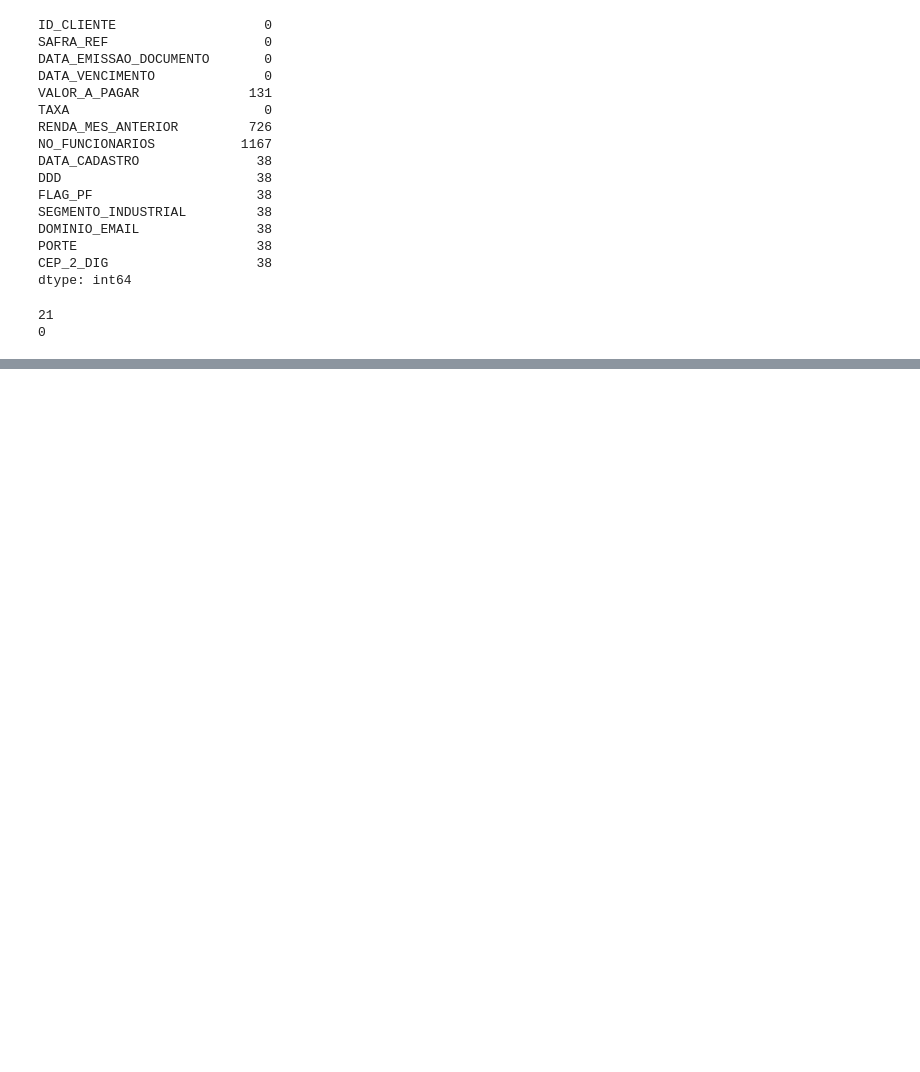
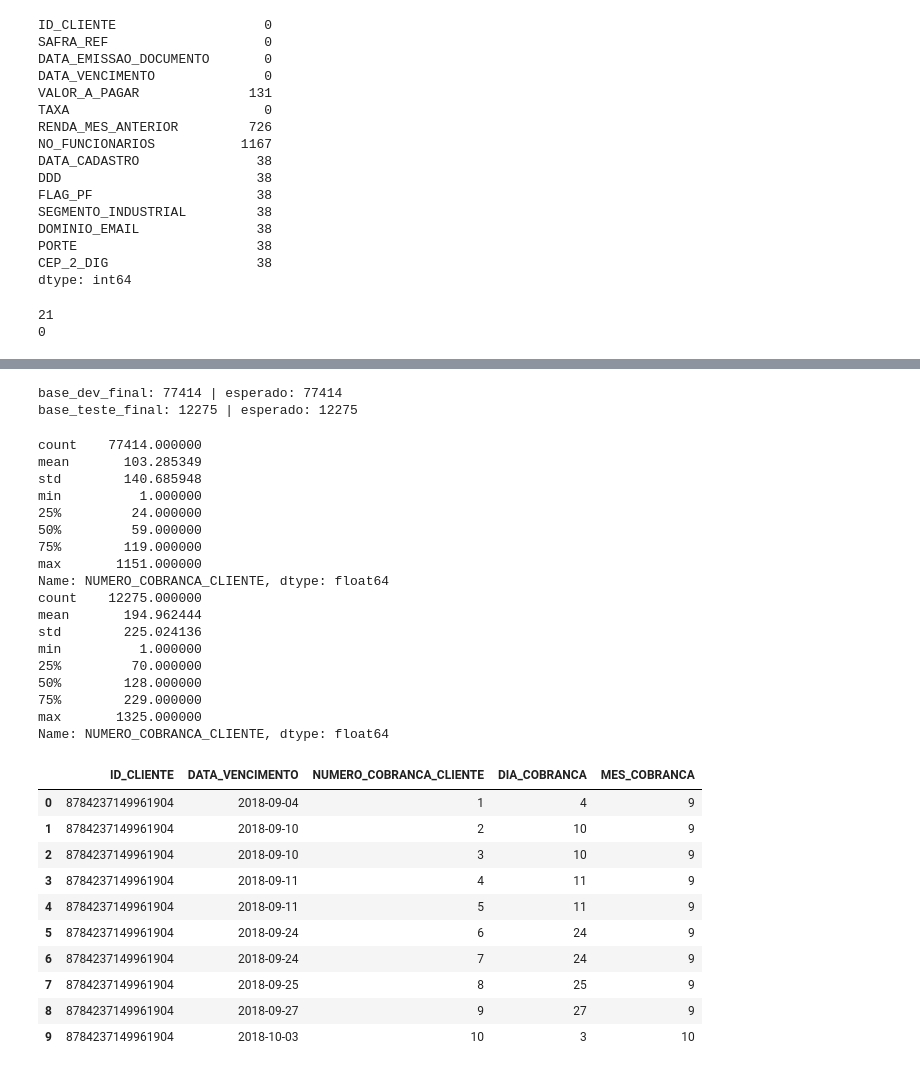
Before and after one commit to Gabverz/datarisk-case-ds-junior, a Jupyter notebook: notebooks/previsao_inadimplencia.ipynb, the cells around one changed output, grey strips where cells are left out. Saved outputs shown, nothing was run; the diff lists cells and outputs as text; code cells hidden in the pictures; blank space fills up the shorter version.

Commit message:
cria features de sequencia de cobranca, features temporais e trata nulos categoricos da cadastral

```diff
--- a/notebooks/previsao_inadimplencia.ipynb
+++ b/notebooks/previsao_inadimplencia.ipynb
@@ -70,8 +70,8 @@ cadastral['DATA_CADASTRO'] = pd.to_datetime(cadastral['DATA_CADASTRO'])
 
 # Criando flag binária para pessoa física (1 = PF, 0 = PJ)
 # Original: 'X' para PF e NaN para PJ
-cadastral['FLAG_PF'] = cadastral['FLAG_PF'].map({'X': 1})
-cadastral['FLAG_PF'] = cadastral['FLAG_PF'].fillna(0).astype(int)
+cadastral['FLAG_PF'] = cadastral['FLAG_PF'].map({'X': 'PF'})
+cadastral['FLAG_PF'] = cadastral['FLAG_PF'].fillna('PJ')
 # %%
 # Testando hipótese: nulos em SEGMENTO_INDUSTRIAL e PORTE coincidem com clientes PF?
 # Separando os clientes em dois grupos: PF e PJ
@@ -591,0 +611,72 @@ print(base_dev[base_dev['ID_CLIENTE'].isin(clientes_sem_cadastro)].shape[0])
+# %%
+# Criação de features adicionais
+
+# Marcando a origem de cada base antes de concatenar
+base_dev['ORIGEM'] = 'dev'
+base_teste['ORIGEM'] = 'teste'
+
+# Concatenando as duas bases para calcular features que dependem do historico continuo do cliente
+base_completa = pd.concat([base_dev, base_teste], ignore_index=True)
+
+# Ordenando por cliente e data de vencimento, para que a contagem de cobrancas respeite a ordem cronologica
+base_completa = base_completa.sort_values(by=['ID_CLIENTE', 'DATA_VENCIMENTO']).reset_index(drop=True)
+
+# Criando a variavel ordinal que conta a sequencia de cobrancas de cada cliente ao longo do tempo
+base_completa['NUMERO_COBRANCA_CLIENTE'] = base_completa.groupby('ID_CLIENTE').cumcount() + 1
+
+# Extraindo features temporais a partir da data de vencimento da cobranca
+base_completa['DIA_COBRANCA'] = base_completa['DATA_VENCIMENTO'].dt.day
+base_completa['MES_COBRANCA'] = base_completa['DATA_VENCIMENTO'].dt.month
+
+# Tratando os nulos categoricos da base cadastral (clientes sem nenhum cadastro previo)
+colunas_categoricas_cadastral = ['SEGMENTO_INDUSTRIAL', 'DOMINIO_EMAIL', 'PORTE', 'CEP_2_DIG', 'DDD', 'FLAG_PF']
+for col in colunas_categoricas_cadastral:
+    base_completa[col] = base_completa[col].fillna('Desconhecido')
+
+# Separando novamente em desenvolvimento e teste, com base na flag de origem
+base_dev_final = base_completa[base_completa['ORIGEM'] == 'dev'].drop(columns=['ORIGEM']).reset_index(drop=True)
+base_teste_final = base_completa[base_completa['ORIGEM'] == 'teste'].drop(columns=['ORIGEM']).reset_index(drop=True)
+
+# Conferindo se as contagens de linhas se mantiveram corretas apos a separacao
+print('base_dev_final:', base_dev_final.shape[0], '| esperado:', base_dev.shape[0])
+print('base_teste_final:', base_teste_final.shape[0], '| esperado:', base_teste.shape[0])
+# %% [output]
+base_dev_final: 77414 | esperado: 77414
+base_teste_final: 12275 | esperado: 12275
+# %%
+# Verificando a distribuicao da nova variavel ordinal
+print(base_dev_final['NUMERO_COBRANCA_CLIENTE'].describe())
+print(base_teste_final['NUMERO_COBRANCA_CLIENTE'].describe())
+
+# Conferindo uma amostra das novas colunas temporais
+base_dev_final[['ID_CLIENTE', 'DATA_VENCIMENTO', 'NUMERO_COBRANCA_CLIENTE', 'DIA_COBRANCA', 'MES_COBRANCA']].head(10)
+# %% [output]
+count    77414.000000
+mean       103.285349
+std        140.685948
+min          1.000000
+25%         24.000000
+50%         59.000000
+75%        119.000000
+max       1151.000000
+Name: NUMERO_COBRANCA_CLIENTE, dtype: float64
+count    12275.000000
+mean       194.962444
+std        225.024136
+min          1.000000
+25%         70.000000
+50%        128.000000
+75%        229.000000
+max       1325.000000
+Name: NUMERO_COBRANCA_CLIENTE, dtype: float64
+|  | ID_CLIENTE | DATA_VENCIMENTO | NUMERO_COBRANCA_CLIENTE | DIA_COBRANCA | MES_COBRANCA |
+| 0 | 8784237149961904 | 2018-09-04 | 1 | 4 | 9 |
+| 1 | 8784237149961904 | 2018-09-10 | 2 | 10 | 9 |
+| 2 | 8784237149961904 | 2018-09-10 | 3 | 10 | 9 |
+| 3 | 8784237149961904 | 2018-09-11 | 4 | 11 | 9 |
+| 4 | 8784237149961904 | 2018-09-11 | 5 | 11 | 9 |
+| 5 | 8784237149961904 | 2018-09-24 | 6 | 24 | 9 |
+| 6 | 8784237149961904 | 2018-09-24 | 7 | 24 | 9 |
+| 7 | 8784237149961904 | 2018-09-25 | 8 | 25 | 9 |
+| 8 | 8784237149961904 | 2018-09-27 | 9 | 27 | 9 |
+| 9 | 8784237149961904 | 2018-10-03 | 10 | 3 | 10 |
```
Also changed, not shown: parts of 2 cells of this notebook.
